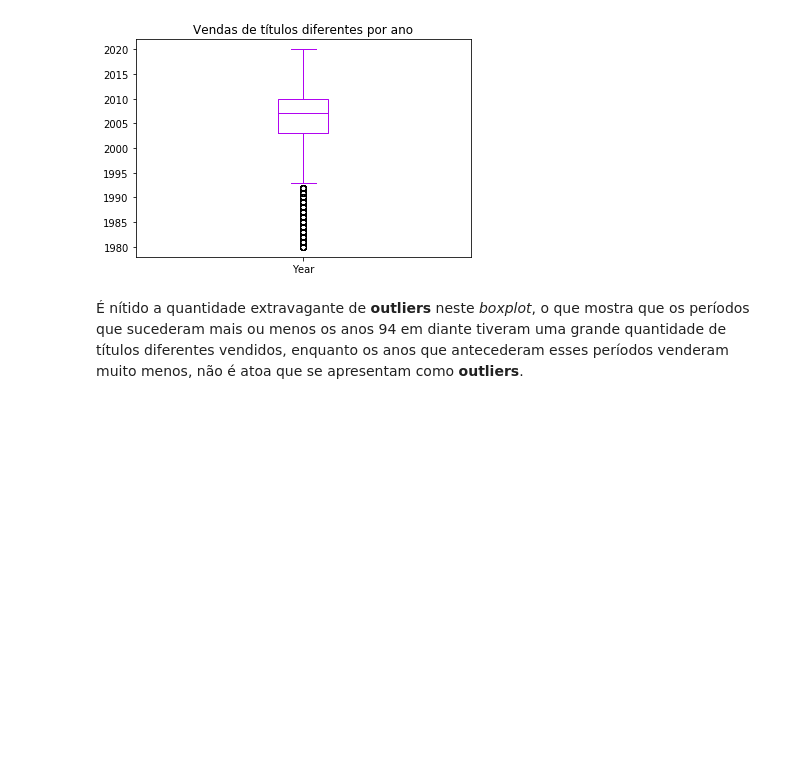
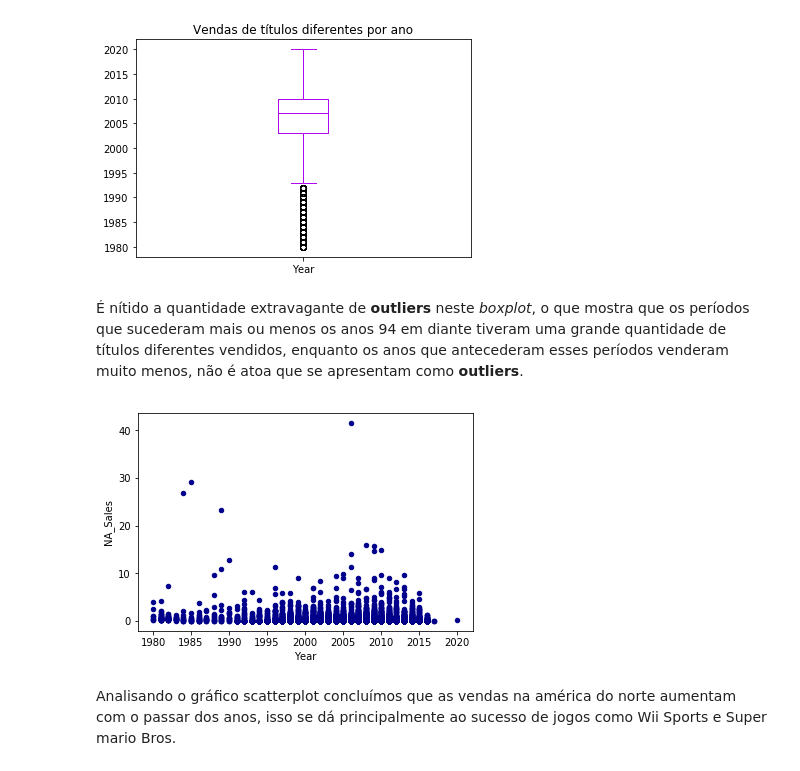
Before and after one commit to hentai-lab/Machine-Learning, a Jupyter notebook: notebooks/Atividades/Atividade - Pré-processamento de dados e análise descritiva.ipynb, the cells around one changed output. Cells and saved outputs as stored; diff of their text form; code cells hidden in the pictures; blank space fills up the shorter version.

```diff
--- a/notebooks/Atividades/Atividade - Pré-processamento de dados e análise descritiva.ipynb
+++ b/notebooks/Atividades/Atividade - Pré-processamento de dados e análise descritiva.ipynb
@@ -751,3 +799,10 @@ Text(0.5, 1.0, 'Vendas de títulos diferentes por ano')
 [figure]
 # %% [markdown]
 É nítido a quantidade extravagante de **outliers** neste *boxplot*, o que mostra que os períodos que sucederam mais ou menos os anos 94 em diante tiveram uma grande quantidade de títulos diferentes vendidos, enquanto os anos que antecederam esses períodos venderam muito menos, não é atoa que se apresentam como **outliers**.
+# %%
+vgs_scatterplot = vgs_df.plot.scatter(x='Year', y='NA_Sales', c='DarkBlue')
+# %% [output]
+[figure, added]
+# %% [markdown]
+Analisando o gráfico scatterplot concluímos que as vendas na américa do norte aumentam com o passar dos anos,
+isso se dá principalmente ao sucesso de jogos como Wii Sports e Super mario Bros.
```
Also changed, not shown: parts of 14 cells of this notebook, 1 other file.
